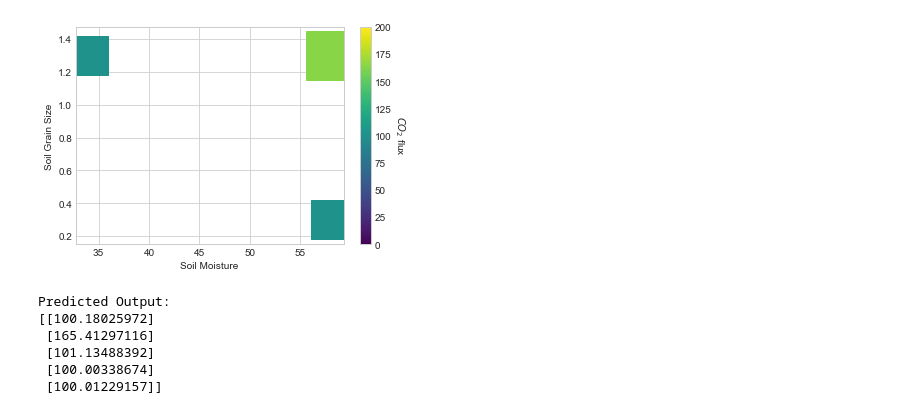
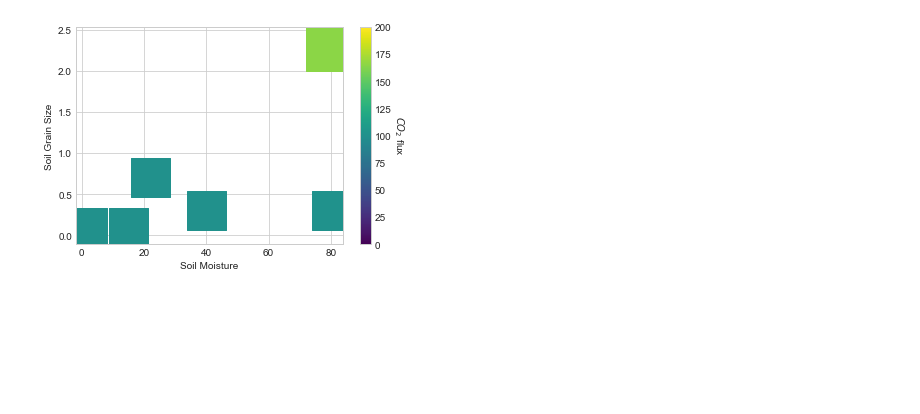
Before and after one commit to ypshiga/Neural_tutorial, a Jupyter notebook: NN_tutorial.ipynb, the cells around one changed output. Saved outputs shown, nothing was run; the diff lists cells and outputs as text; code cells hidden in the pictures; blank space fills up the shorter version.

```diff
--- a/NN_tutorial.ipynb
+++ b/NN_tutorial.ipynb
@@ -111,0 +130,12 @@ pred = scaler_y.inverse_transform(NN.feedforward())
+# %%
+# Testing out of sample "locations"
+
+X_test=np.array(([22,.7],[80,2.3],[40,.3],[15,.1],[2,.1],[80,.3]), dtype=float)
+# Need to normalize data (transform the data between 0 and 1)
+X_test= scaler_x.transform(X_test)
+# Need to back transform results using original transformation settings
+scaler_test = preprocessing.MinMaxScaler(feature_range=(0, 1))
+scaler_test.min_,scaler_test.scale_ = scaler_y.min_[0],scaler_y.scale_[0]
+# Test model
+pred_test = scaler_test.inverse_transform(NN.test(X_test))
+print ("Predicted Output: \n" + str(pred_test))
@@ -112,32 +150,14 @@ pred = scaler_y.inverse_transform(NN.feedforward())
 # %%
 # Scatter Plot of features and predictions
-X_orig = scaler_x.inverse_transform(X)
-plt.scatter(X_orig[:,0], X_orig[:,1], alpha=1,
-            s=15*pred, c=pred[:,0],  cmap='viridis',marker ='s')
+X_all = scaler_x.inverse_transform(X_test)
+pred_all = pred_test
+plt.scatter(X_all[:,0], X_all[:,1], alpha=1,
+            s=15*pred_all, c=pred_all[:,0],  cmap='viridis',marker ='s')
 plt.xlabel('Soil Moisture')
 plt.ylabel('Soil Grain Size');
 plt.clim(0, 200)
-cbar = plt.colorbar()  # show color scale
+cbar = plt.colorbar();  # show color scale
 cbar.ax.get_yaxis().labelpad = 15
 cbar.ax.set_ylabel('$CO_{2}$ flux', rotation=270);
 # %% [output]
-[figure, old version]
+[figure, new version]
-# %%
-# Testing out of sample "locations"
-
-X_test=np.array(([22,.7],[80,2.3],[40,.3],[15,.1],[2,.1]), dtype=float)
-# Need to normalize data (transform the data between 0 and 1)
-X_test= scaler_x.transform(X_test)
-# Need to back transform results using original transformation settings
-scaler_test = preprocessing.MinMaxScaler(feature_range=(0, 1))
-scaler_test.min_,scaler_test.scale_ = scaler_y.min_[0],scaler_y.scale_[0]
-# Test model
-pred_test = scaler_test.inverse_transform(NN.test(X_test))
-print ("Predicted Output: \n" + str(pred_test))
-# %% [output]
-Predicted Output:
-[[100.18025972]
- [165.41297116]
- [101.13488392]
- [100.00338674]
- [100.01229157]]
```
Also changed, not shown: parts of 8 cells of this notebook.
